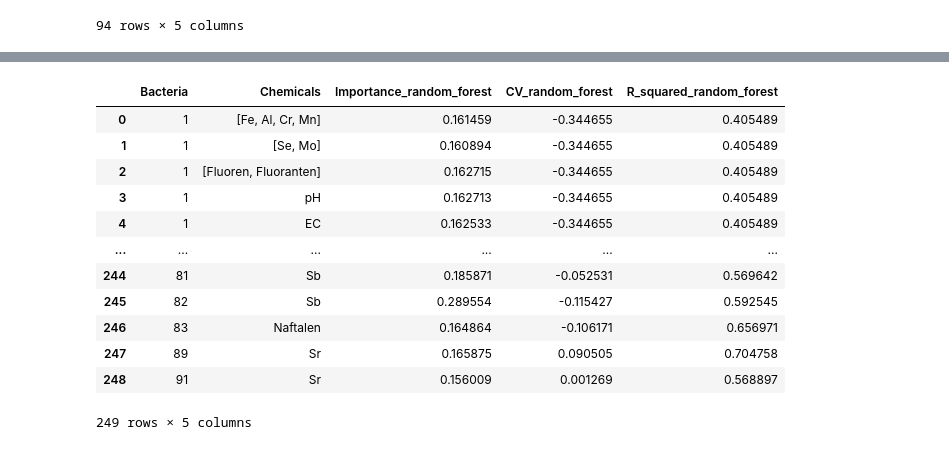
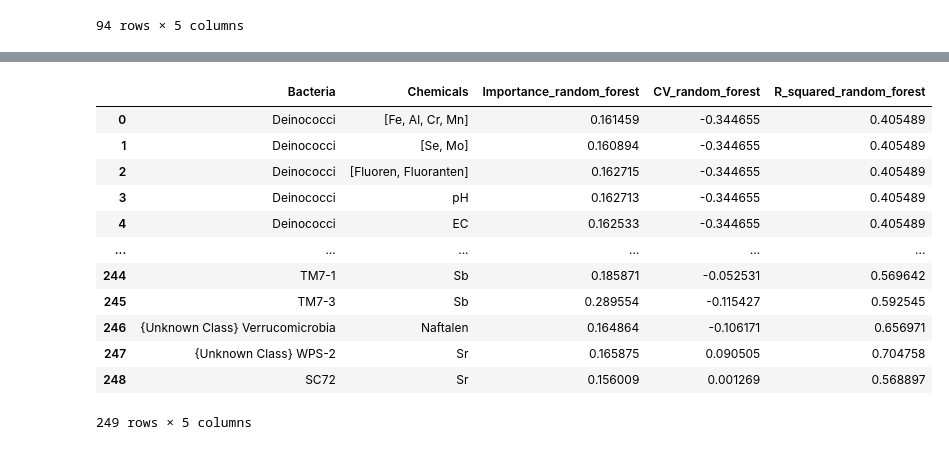
Before and after one commit to melehean/Bioinformatics-Project, a Jupyter notebook: class_analysis.ipynb, the cells around one changed output, grey strips where cells are left out. Saved outputs shown, nothing was run; the diff lists cells and outputs as text; code cells hidden in the pictures.

```diff
--- a/class_analysis.ipynb
+++ b/class_analysis.ipynb
@@ -132,22 +123,25 @@ sorted_xgboost_feature_importance
 # %%
 random_forest_feature_importance = results_gathering.important_relationships_for_all_bacteria(
     chemical_data,
     class_data,
     ml_importance_methods.get_random_forest_importance,
     model_name="random_forest",
     importance_threshold=0.15)
-random_forest_feature_importance
+results_to_display_rf = deepcopy(random_forest_feature_importance)
+names = results_gathering.name_lookup(list(results_to_display_rf['Bacteria']), indices_to_names)
+results_to_display_rf['Bacteria'] = names
+results_to_display_rf
 # %% [output]
 |  | Bacteria | Chemicals | Importance_random_forest | CV_random_forest | R_squared_random_forest |
-| 0 | 1 | [Fe, Al, Cr, Mn] | 0.161459 | -0.344655 | 0.405489 |
-| 1 | 1 | [Se, Mo] | 0.160894 | -0.344655 | 0.405489 |
-| 2 | 1 | [Fluoren, Fluoranten] | 0.162715 | -0.344655 | 0.405489 |
-| 3 | 1 | pH | 0.162713 | -0.344655 | 0.405489 |
-| 4 | 1 | EC | 0.162533 | -0.344655 | 0.405489 |
+| 0 | Deinococci | [Fe, Al, Cr, Mn] | 0.161459 | -0.344655 | 0.405489 |
+| 1 | Deinococci | [Se, Mo] | 0.160894 | -0.344655 | 0.405489 |
+| 2 | Deinococci | [Fluoren, Fluoranten] | 0.162715 | -0.344655 | 0.405489 |
+| 3 | Deinococci | pH | 0.162713 | -0.344655 | 0.405489 |
+| 4 | Deinococci | EC | 0.162533 | -0.344655 | 0.405489 |
 | ... | ... | ... | ... | ... | ... |
-| 244 | 81 | Sb | 0.185871 | -0.052531 | 0.569642 |
-| 245 | 82 | Sb | 0.289554 | -0.115427 | 0.592545 |
-| 246 | 83 | Naftalen | 0.164864 | -0.106171 | 0.656971 |
-| 247 | 89 | Sr | 0.165875 | 0.090505 | 0.704758 |
-| 248 | 91 | Sr | 0.156009 | 0.001269 | 0.568897 |
+| 244 | TM7-1 | Sb | 0.185871 | -0.052531 | 0.569642 |
+| 245 | TM7-3 | Sb | 0.289554 | -0.115427 | 0.592545 |
+| 246 | {Unknown Class} Verrucomicrobia | Naftalen | 0.164864 | -0.106171 | 0.656971 |
+| 247 | {Unknown Class} WPS-2 | Sr | 0.165875 | 0.090505 | 0.704758 |
+| 248 | SC72 | Sr | 0.156009 | 0.001269 | 0.568897 |
 249 rows × 5 columns
```
Also changed, not shown: parts of 8 cells of this notebook, 12 other files.
